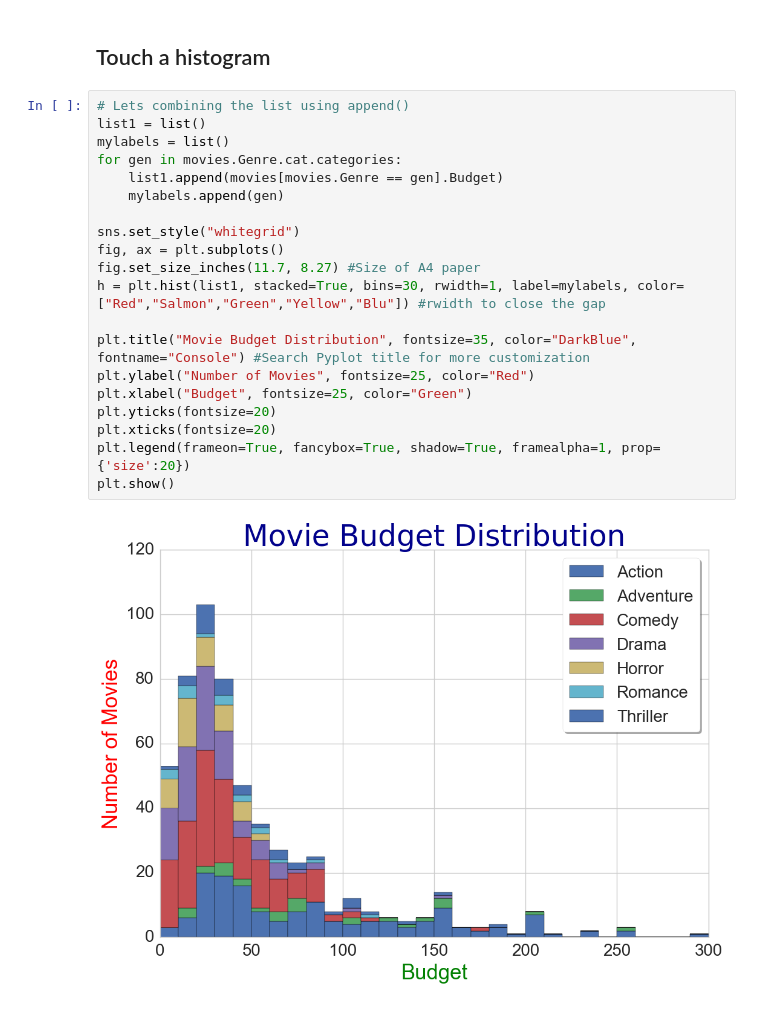
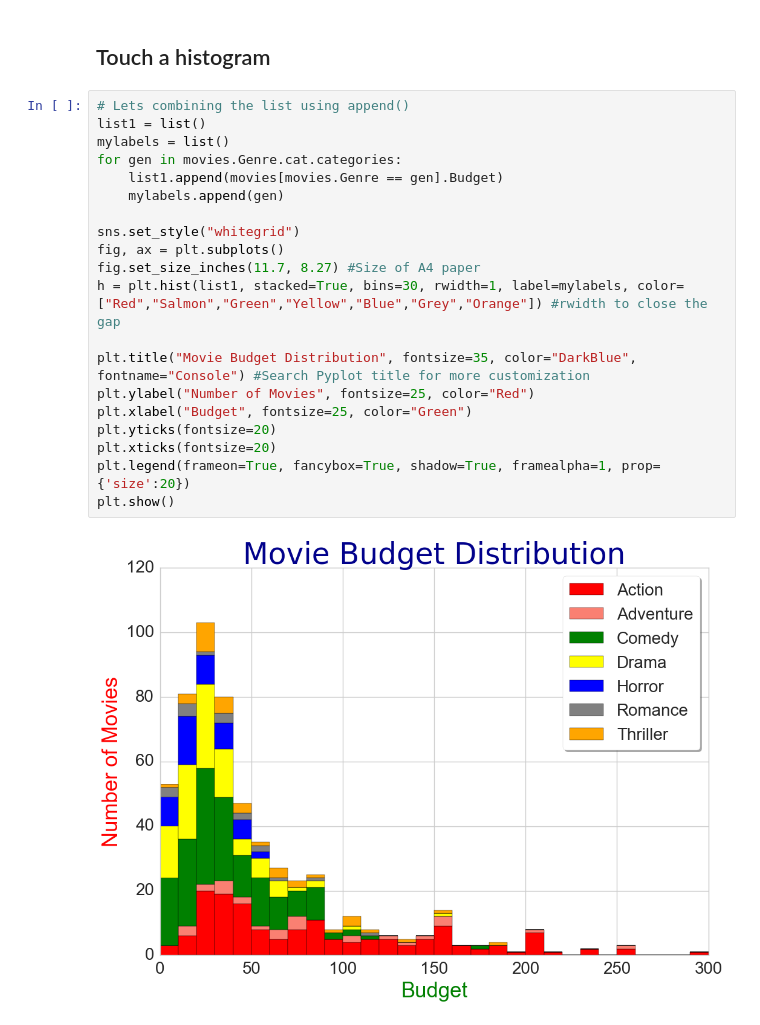
Before and after one commit to epireve/nb-projects, a Jupyter notebook: Movie Ratings Analytics.ipynb, the cells around one changed output. Drawn from its saved outputs; the diff is of its cells as text.

```diff
--- a/Movie Ratings Analytics.ipynb
+++ b/Movie Ratings Analytics.ipynb
@@ -486,22 +486,22 @@ plt.show()
 # %%
 # Lets combining the list using append()
 list1 = list()
 mylabels = list()
 for gen in movies.Genre.cat.categories:
     list1.append(movies[movies.Genre == gen].Budget)
     mylabels.append(gen)
 
 sns.set_style("whitegrid")
 fig, ax = plt.subplots()
 fig.set_size_inches(11.7, 8.27) #Size of A4 paper
-h = plt.hist(list1, stacked=True, bins=30, rwidth=1, label=mylabels, color=["Red","Salmon","Green","Yellow","Blu"]) #rwidth to close the gap
+h = plt.hist(list1, stacked=True, bins=30, rwidth=1, label=mylabels, color=["Red","Salmon","Green","Yellow","Blue","Grey","Orange"]) #rwidth to close the gap
 
 plt.title("Movie Budget Distribution", fontsize=35, color="DarkBlue", fontname="Console") #Search Pyplot title for more customization
 plt.ylabel("Number of Movies", fontsize=25, color="Red")
 plt.xlabel("Budget", fontsize=25, color="Green")
 plt.yticks(fontsize=20)
 plt.xticks(fontsize=20)
 plt.legend(frameon=True, fancybox=True, shadow=True, framealpha=1, prop={'size':20})
 plt.show()
 # %% [output]
-[figure, old version]
+[figure, new version]
```
Also changed, not shown: 1 other file.
